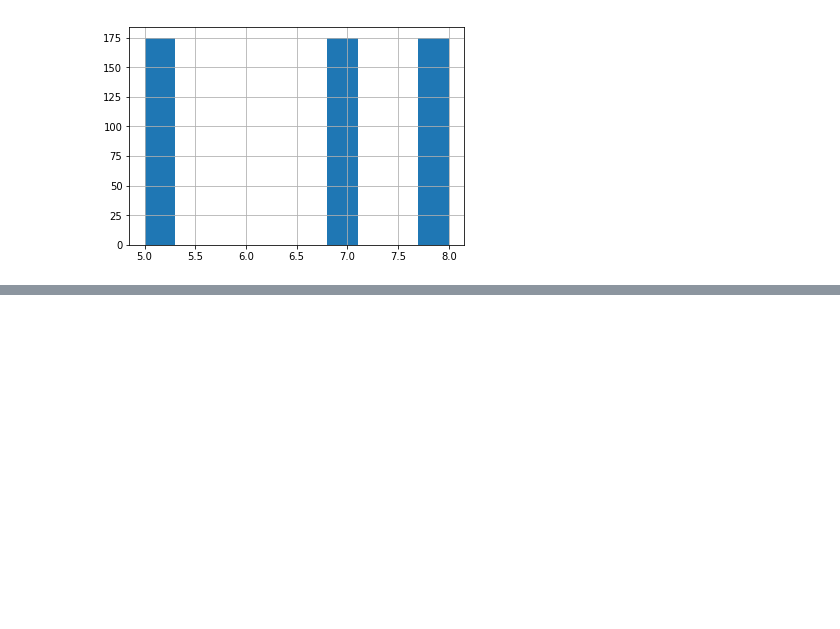
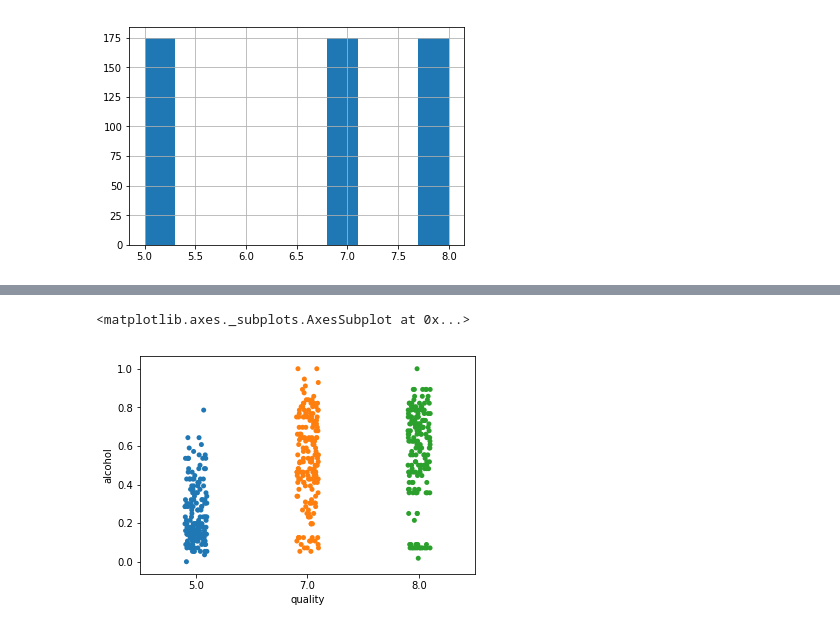
Before and after one commit to ReckoningReckoner/Neural-Networks-and-Genetic-Algorithms, a Jupyter notebook: Backpropagation/Backpropagation/preprocessing.ipynb, the cells around one changed output, grey strips where cells are left out. Cells and saved outputs as stored; diff of their text form; code cells hidden in the pictures; blank space fills up the shorter version.

```diff
--- a/Backpropagation/Backpropagation/preprocessing.ipynb
+++ b/Backpropagation/Backpropagation/preprocessing.ipynb
@@ -115,0 +116,5 @@ sns.stripplot(x='pH', y='alcohol', data=normed[normed.quality == 8], color='gree
+# %%
+sns.stripplot(x='quality', y='alcohol', data=normed, jitter=True)
+# %% [output]
+<matplotlib.axes._subplots.AxesSubplot at 0x...>
+[figure, added]
```
Also changed, not shown: parts of 7 cells of this notebook, 3 other files.
